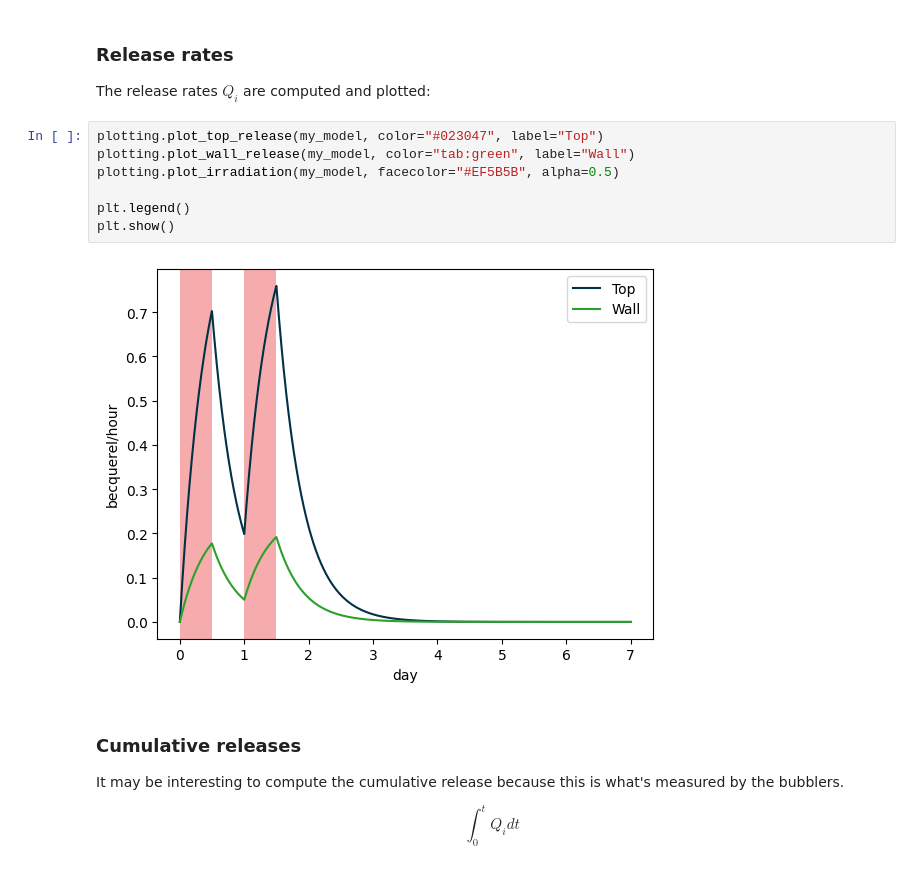
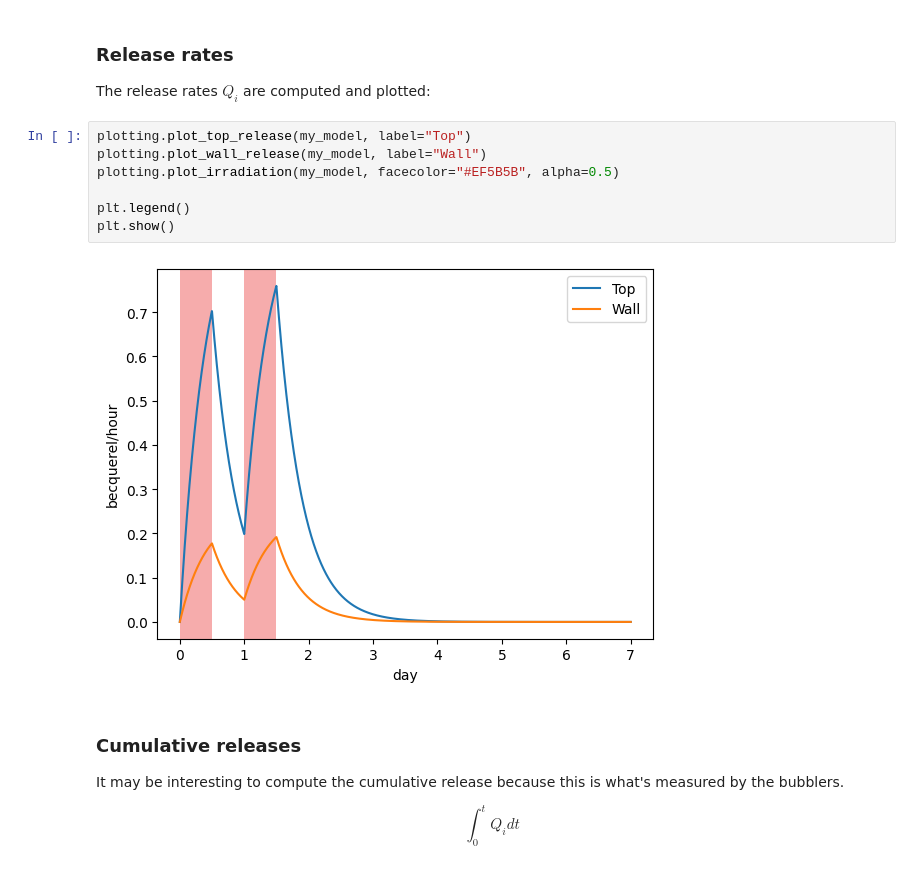
Before and after one commit to davidepettinari/libra-toolbox, a Jupyter notebook: docs/examples/tritium_model.ipynb, the cells around one changed output. Cells and saved outputs as stored; diff of their text form.

```diff
--- a/docs/examples/tritium_model.ipynb
+++ b/docs/examples/tritium_model.ipynb
@@ -111,14 +111,14 @@ plt.show()
 
 The release rates $Q_i$ are computed and plotted:
 # %%
-plotting.plot_top_release(my_model, color="#023047", label="Top")
-plotting.plot_wall_release(my_model, color="tab:green", label="Wall")
+plotting.plot_top_release(my_model, label="Top")
+plotting.plot_wall_release(my_model, label="Wall")
 plotting.plot_irradiation(my_model, facecolor="#EF5B5B", alpha=0.5)
 
 plt.legend()
 plt.show()
 # %% [output]
-[figure, old version]
+[figure, new version]
 # %% [markdown]
 ### Cumulative releases
 
```
Also changed, not shown: parts of 2 cells of this notebook.
